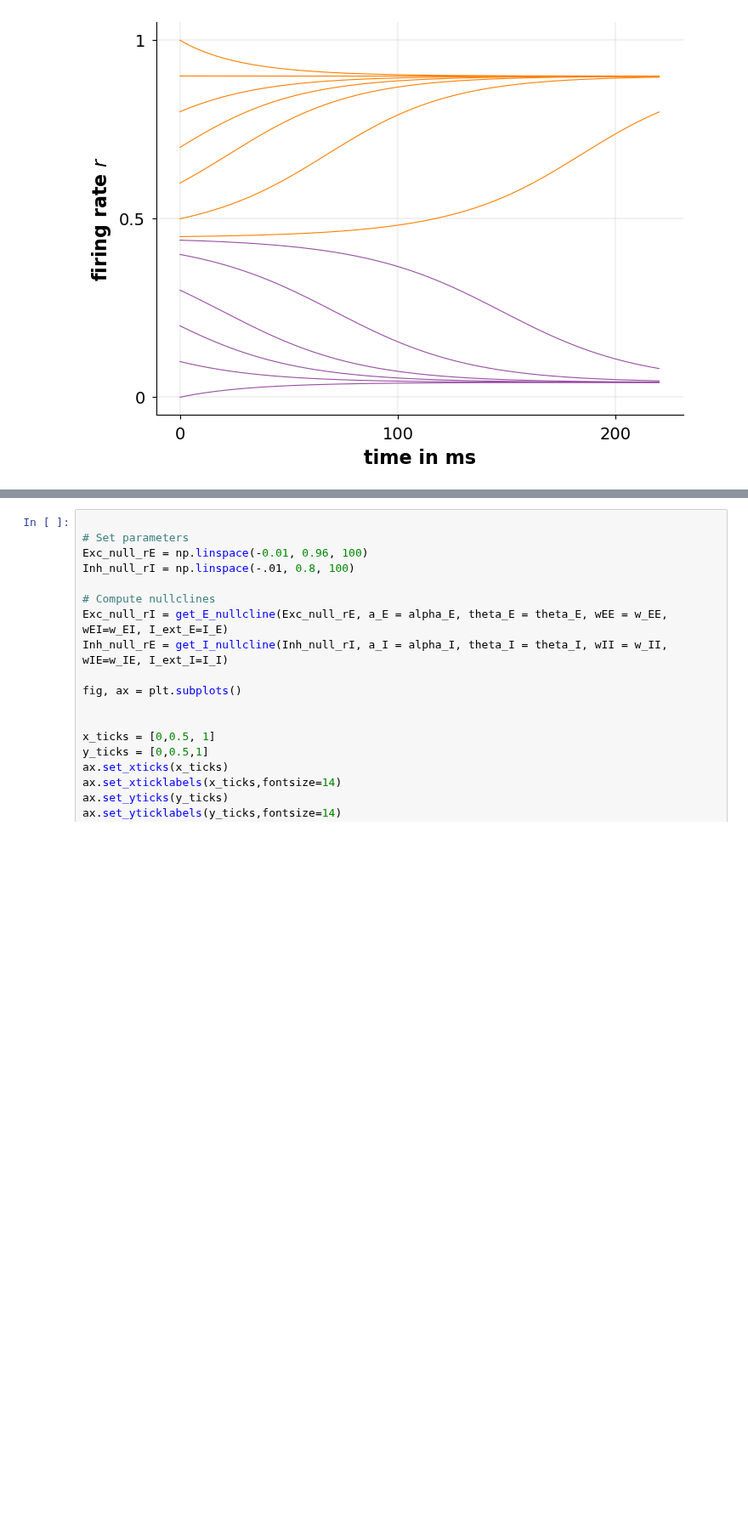
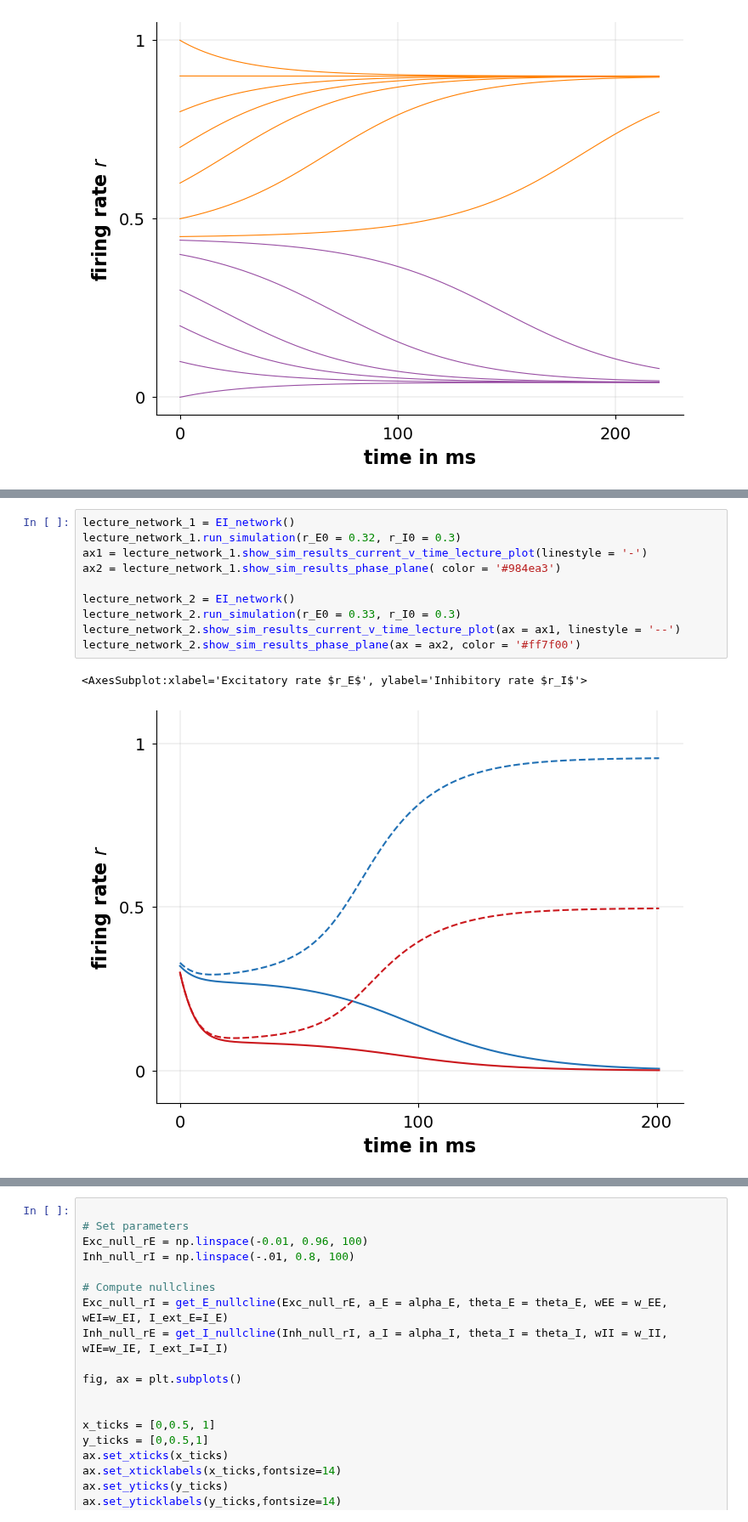
Before and after one commit to comp-neural-circuits/intro-to-comp-neuro, a Jupyter notebook: notebooks/Exc_8/notebook_8.ipynb, the cells around one changed output, grey strips where cells are left out. Shown at 85% size. Drawn from its saved outputs; the diff is of its cells as text; blank space fills up the shorter version.

```diff
--- a/notebooks/Exc_8/notebook_8.ipynb
+++ b/notebooks/Exc_8/notebook_8.ipynb
@@ -305,0 +347,13 @@ Text(0, 0.5, 'Inhibitory rate $r_I$')
+# %%
+lecture_network_1 = EI_network()
+lecture_network_1.run_simulation(r_E0 = 0.32, r_I0 = 0.3)
+ax1 = lecture_network_1.show_sim_results_current_v_time_lecture_plot(linestyle = '-')
+ax2 = lecture_network_1.show_sim_results_phase_plane( color = '#984ea3')
+
+lecture_network_2 = EI_network()
+lecture_network_2.run_simulation(r_E0 = 0.33, r_I0 = 0.3)
+lecture_network_2.show_sim_results_current_v_time_lecture_plot(ax = ax1, linestyle = '--')
+lecture_network_2.show_sim_results_phase_plane(ax = ax2, color = '#ff7f00')
+# %% [output]
+<AxesSubplot:xlabel='Excitatory rate $r_E$', ylabel='Inhibitory rate $r_I$'>
+[figure, added]
```
Also changed, not shown: parts of 7 cells of this notebook, 1 other file.
